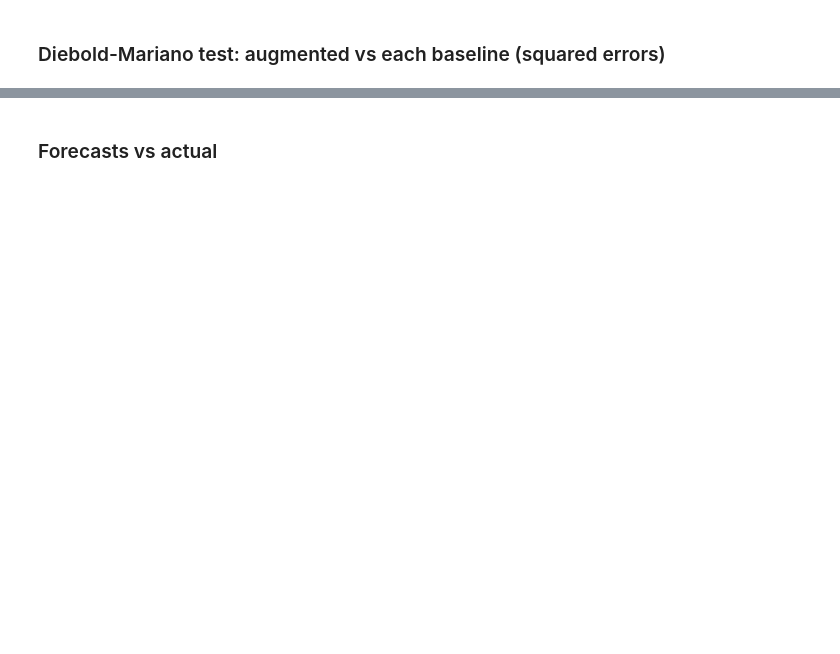
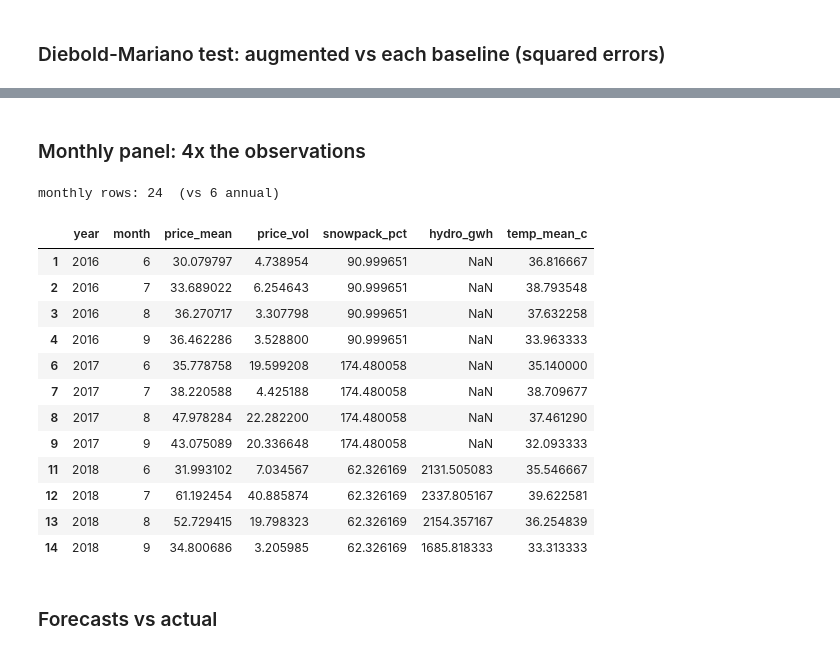
Before and after one commit to namit1333/snowpack-hydro-prices, a Jupyter notebook: notebooks/03_walkforward_backtest.ipynb, the cells around one changed output, grey strips where cells are left out. Drawn from its saved outputs; the diff is of its cells as text; code cells hidden in the pictures; blank space fills up the shorter version.

```diff
--- a/notebooks/03_walkforward_backtest.ipynb
+++ b/notebooks/03_walkforward_backtest.ipynb
@@ -57,6 +61,29 @@ baseline_arima     DM=+nan  p=nan  n=1
 
 First stage: snowpack -> summer hydro output (full record)
 {'n': 8, 'slope_gwh_per_pct': 24.880021156975644, 'p_value': 0.022213686559705664, 'r2': 0.6095283325247278, 'pearson_r': 0.7807229550389357}
+# %% [markdown]
+### Monthly panel: 4x the observations
+# %%
+from src.features import build_monthly_panel
+
+mp = build_monthly_panel()
+print(f'monthly rows: {len(mp)}  (vs {len(panel.dropna(subset=["price_vol"]))} annual)')
+mp.dropna(subset=['price_vol']).head(12)
+# %% [output]
+monthly rows: 24  (vs 6 annual)
+|  | year | month | price_mean | price_vol | snowpack_pct | hydro_gwh | temp_mean_c |
+| 1 | 2016 | 6 | 30.079797 | 4.738954 | 90.999651 | NaN | 36.816667 |
+| 2 | 2016 | 7 | 33.689022 | 6.254643 | 90.999651 | NaN | 38.793548 |
+| 3 | 2016 | 8 | 36.270717 | 3.307798 | 90.999651 | NaN | 37.632258 |
+| 4 | 2016 | 9 | 36.462286 | 3.528800 | 90.999651 | NaN | 33.963333 |
+| 6 | 2017 | 6 | 35.778758 | 19.599208 | 174.480058 | NaN | 35.140000 |
+| 7 | 2017 | 7 | 38.220588 | 4.425188 | 174.480058 | NaN | 38.709677 |
+| 8 | 2017 | 8 | 47.978284 | 22.282200 | 174.480058 | NaN | 37.461290 |
+| 9 | 2017 | 9 | 43.075089 | 20.336648 | 174.480058 | NaN | 32.093333 |
+| 11 | 2018 | 6 | 31.993102 | 7.034567 | 62.326169 | 2131.505083 | 35.546667 |
+| 12 | 2018 | 7 | 61.192454 | 40.885874 | 62.326169 | 2337.805167 | 39.622581 |
+| 13 | 2018 | 8 | 52.729415 | 19.798323 | 62.326169 | 2154.357167 | 36.254839 |
+| 14 | 2018 | 9 | 34.800686 | 3.205985 | 62.326169 | 1685.818333 | 33.313333 |
 # %% [markdown]
 ### Forecasts vs actual
 # %%
```
Also changed, not shown: parts of 4 cells of this notebook, 36 other files.
